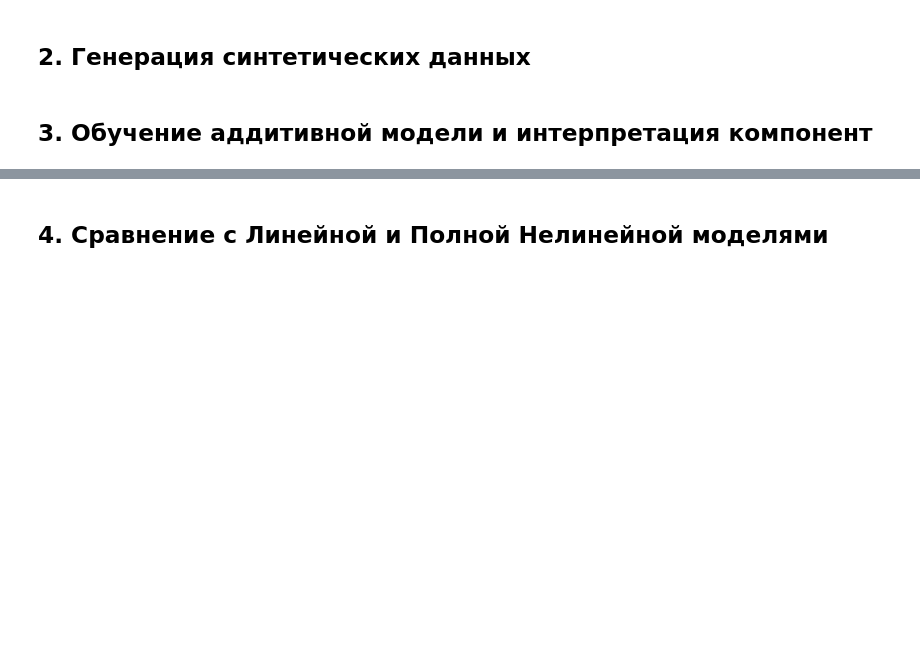
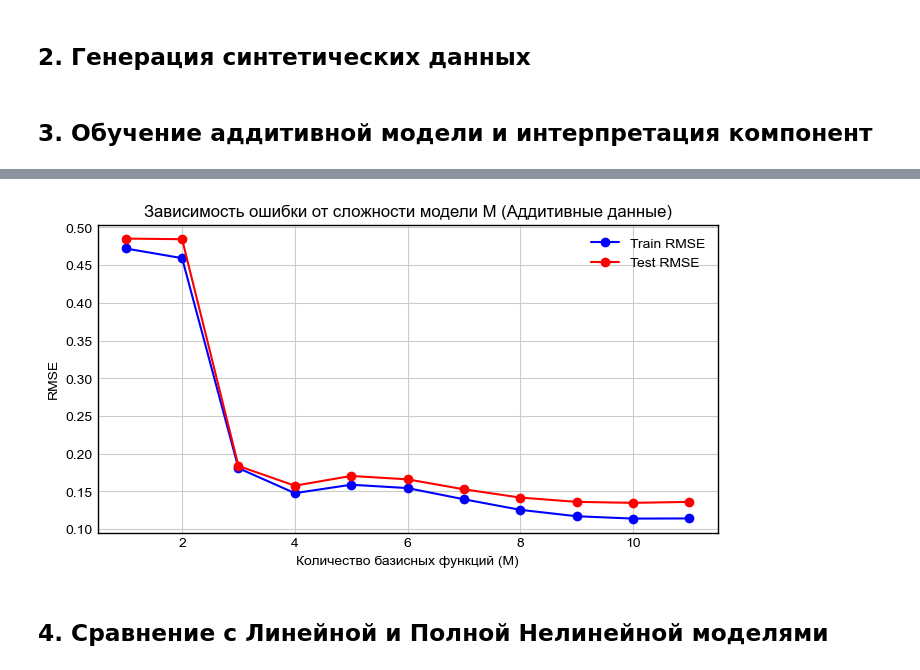
Before and after one commit to Toxele/Functional-Analysis-Cases-5-6-7, a Jupyter notebook: case_7/case_7.ipynb, the cells around one changed output, grey strips where cells are left out. Saved outputs shown, nothing was run; the diff lists cells and outputs as text; code cells hidden in the pictures; blank space fills up the shorter version.

```diff
--- a/case_7/case_7.ipynb
+++ b/case_7/case_7.ipynb
@@ -55,3 +64,29 @@ plt.show()
+# %%
+X_train_add, X_test_add, y_train_add, y_test_add = train_test_split(X_add, y_add, test_size=0.2, random_state=42)
+
+# Исследование влияния M (базисных функций) на ошибку
+M_values = range(1, 12)
+rmse_train = []
+rmse_test = []
+
+for m in M_values:
+    # Обучаем аддитивную модель
+    model_m = AdditiveModel(M=m, basis='poly', alpha=0.01).fit(X_train_add, y_train_add)
+
+    rmse_train.append(rmse(y_train_add, model_m.predict(X_train_add)))
+    rmse_test.append(rmse(y_test_add, model_m.predict(X_test_add)))
+
+plt.figure(figsize=(8, 4))
+plt.plot(M_values, rmse_train, label='Train RMSE', marker='o', color='blue')
+plt.plot(M_values, rmse_test, label='Test RMSE', marker='o', color='red')
+plt.xlabel('Количество базисных функций (M)')
+plt.ylabel('RMSE')
+plt.title("Зависимость ошибки от сложности модели M (Аддитивные данные)")
+plt.legend()
+plt.grid(True)
+plt.show()
+# %% [output]
+[figure, added]
 # %% [markdown]
 ## 4. Сравнение с Линейной и Полной Нелинейной моделями
 # %%
```
Also changed, not shown: parts of 5 cells of this notebook, 2 other files.
